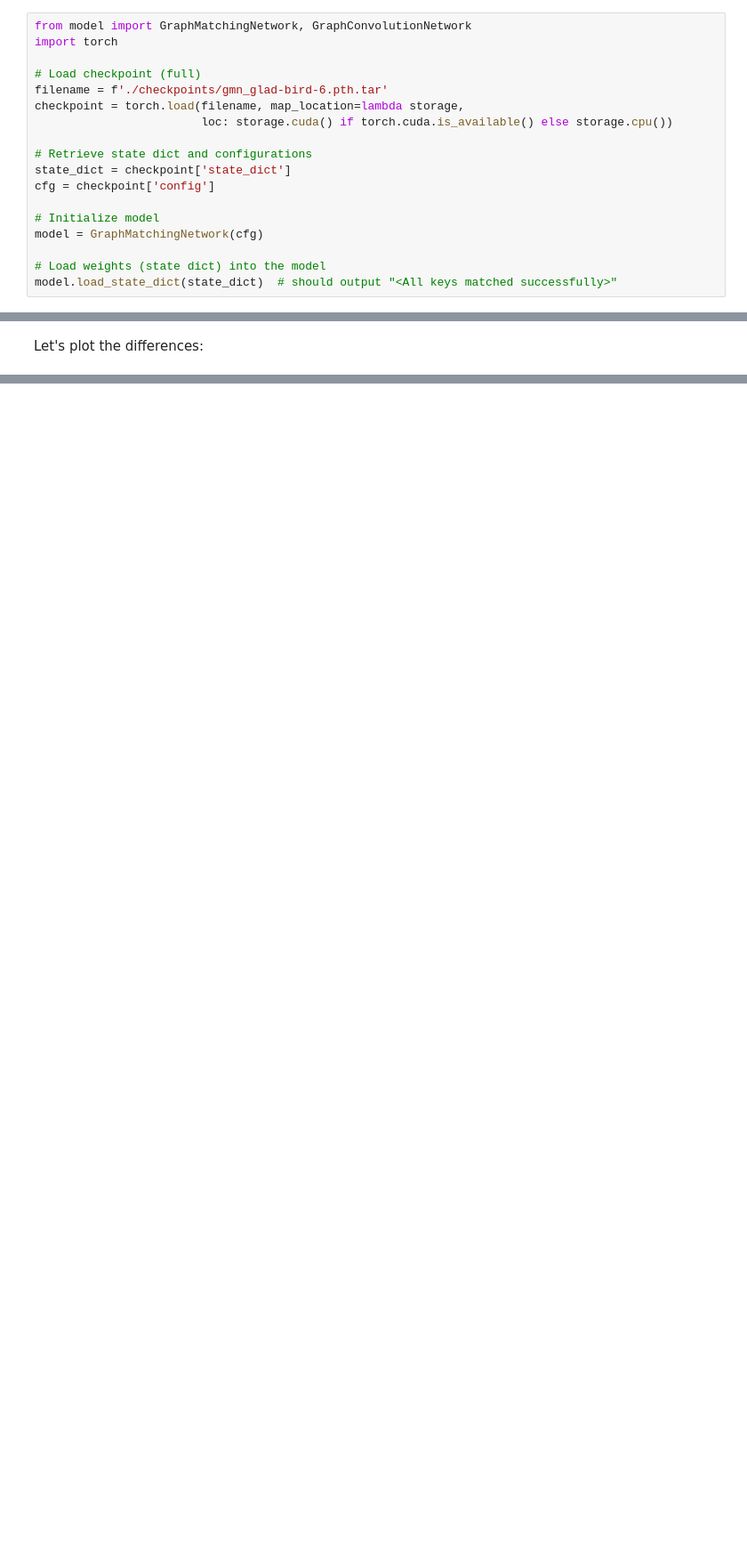
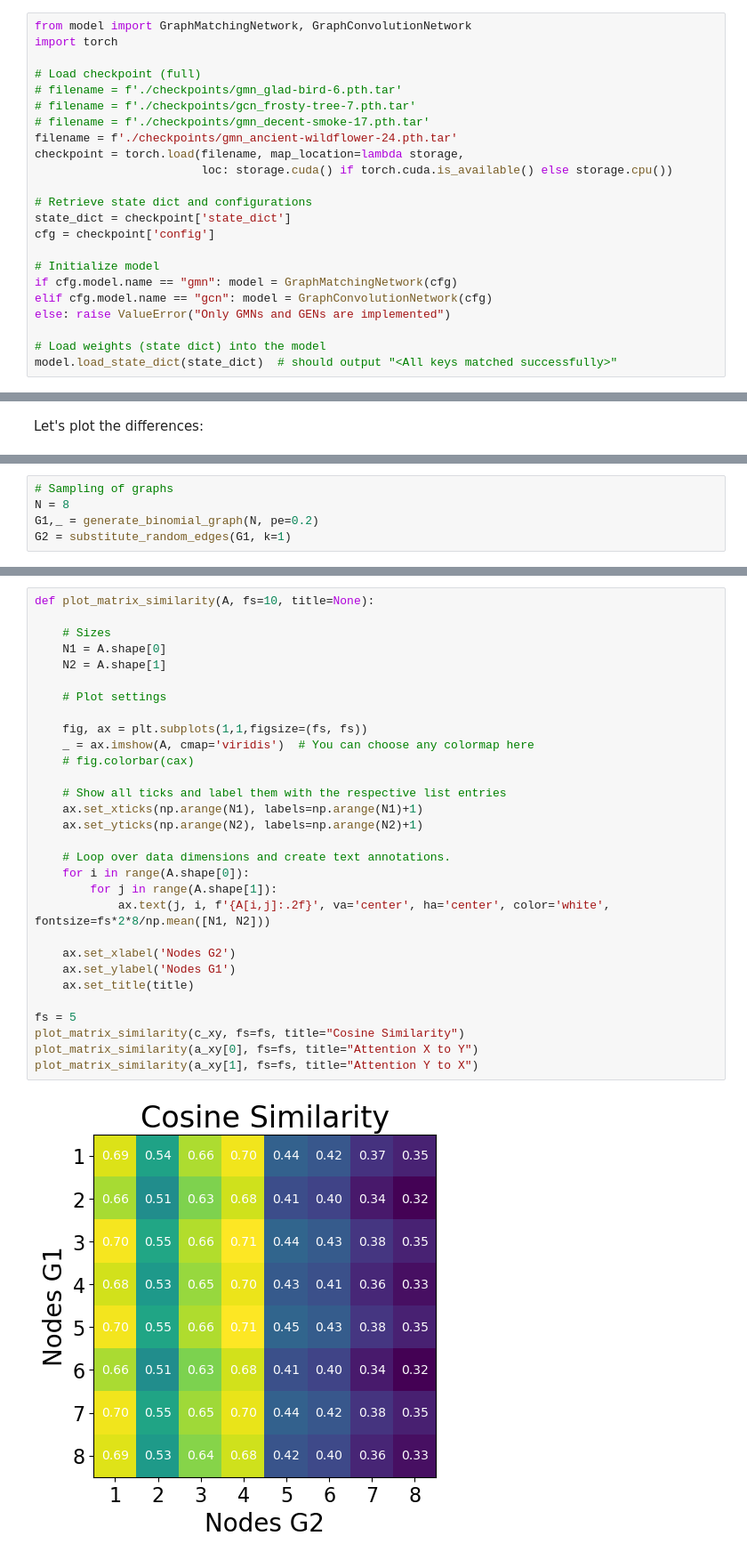
Before and after one commit to caspervanengelenburg/gmn-pyg, a Jupyter notebook: nb_viz_attention.ipynb, the cells around one changed output, grey strips where cells are left out. Shown at 89% size. Drawn from its saved outputs; the diff is of its cells as text; blank space fills up the shorter version.

```diff
--- a/nb_viz_attention.ipynb
+++ b/nb_viz_attention.ipynb
@@ -11,7 +11,10 @@ from model import GraphMatchingNetwork, GraphConvolutionNetwork
 import torch
 
 # Load checkpoint (full)
-filename = f'./checkpoints/gmn_glad-bird-6.pth.tar'
+# filename = f'./checkpoints/gmn_glad-bird-6.pth.tar'
+# filename = f'./checkpoints/gcn_frosty-tree-7.pth.tar'
+# filename = f'./checkpoints/gmn_decent-smoke-17.pth.tar'
+filename = f'./checkpoints/gmn_ancient-wildflower-24.pth.tar'
 checkpoint = torch.load(filename, map_location=lambda storage,
                         loc: storage.cuda() if torch.cuda.is_available() else storage.cpu())
 
@@ -20,7 +23,9 @@ state_dict = checkpoint['state_dict']
 cfg = checkpoint['config']
 
 # Initialize model
-model = GraphMatchingNetwork(cfg)
+if cfg.model.name == "gmn": model = GraphMatchingNetwork(cfg)
+elif cfg.model.name == "gcn": model = GraphConvolutionNetwork(cfg)
+else: raise ValueError("Only GMNs and GENs are implemented")
 
 # Load weights (state dict) into the model
 model.load_state_dict(state_dict)  # should output "<All keys matched successfully>"
@@ -86,0 +290,5 @@ $\bullet$ The attention weight reflects the similarity between two nodes $\longr
+# %%
+# Sampling of graphs
+N = 8
+G1,_ = generate_binomial_graph(N, pe=0.2)
+G2 = substitute_random_edges(G1, k=1)
@@ -86,0 +389,32 @@ $\bullet$ The attention weight reflects the similarity between two nodes $\longr
+# %%
+def plot_matrix_similarity(A, fs=10, title=None):
+
+    # Sizes
+    N1 = A.shape[0]
+    N2 = A.shape[1]
+
+    # Plot settings
+
+    fig, ax = plt.subplots(1,1,figsize=(fs, fs))
+    _ = ax.imshow(A, cmap='viridis')  # You can choose any colormap here
+    # fig.colorbar(cax)
+
+    # Show all ticks and label them with the respective list entries
+    ax.set_xticks(np.arange(N1), labels=np.arange(N1)+1)
+    ax.set_yticks(np.arange(N2), labels=np.arange(N2)+1)
+
+    # Loop over data dimensions and create text annotations.
+    for i in range(A.shape[0]):
+        for j in range(A.shape[1]):
+            ax.text(j, i, f'{A[i,j]:.2f}', va='center', ha='center', color='white', fontsize=fs*2*8/np.mean([N1, N2]))
+
+    ax.set_xlabel('Nodes G2')
+    ax.set_ylabel('Nodes G1')
+    ax.set_title(title)
+
+fs = 5
+plot_matrix_similarity(c_xy, fs=fs, title="Cosine Similarity")
+plot_matrix_similarity(a_xy[0], fs=fs, title="Attention X to Y")
+plot_matrix_similarity(a_xy[1], fs=fs, title="Attention Y to X")
+# %% [output]
+[figure, added]
```
Also changed, not shown: parts of 18 cells of this notebook, 10 other files.
